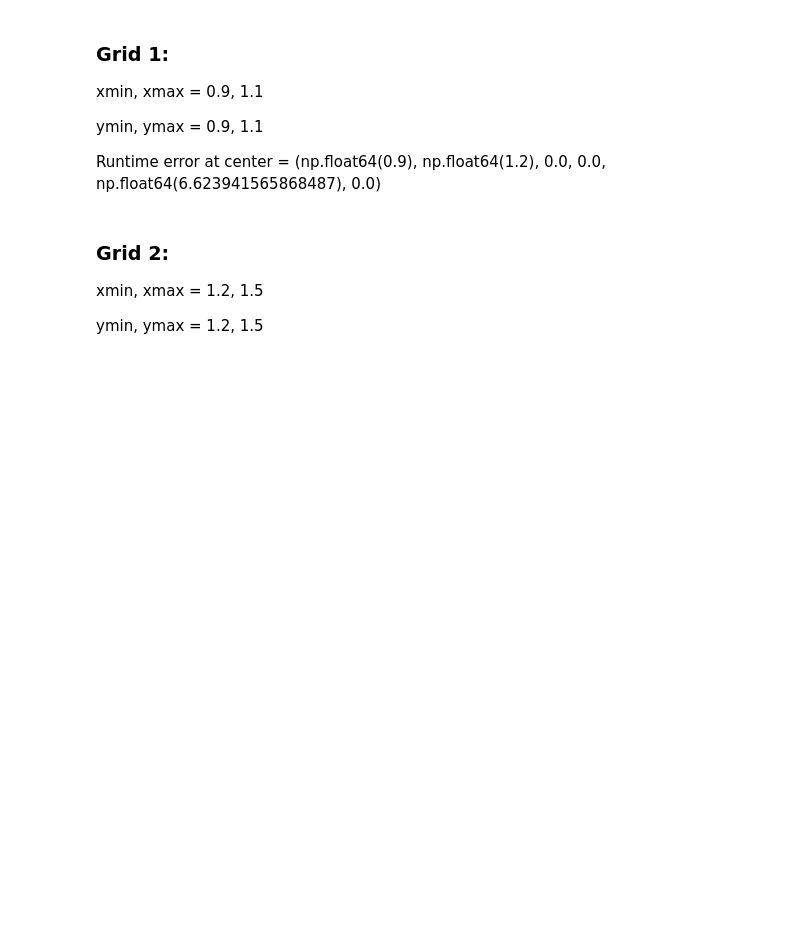
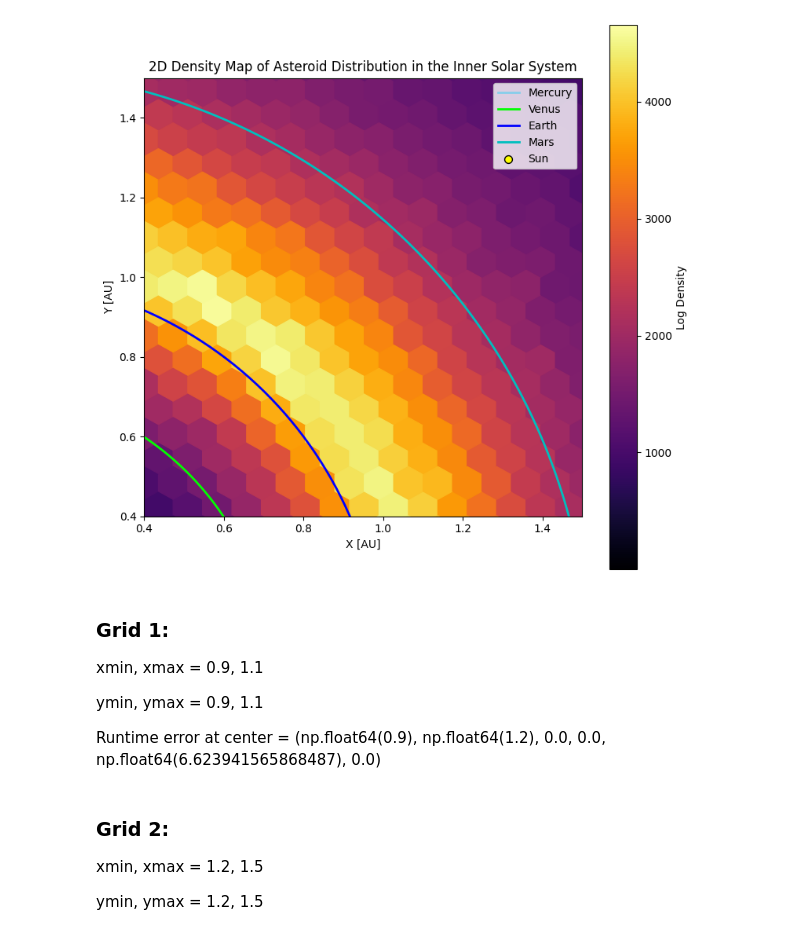
Before and after one commit to JuanitaAgudelo/TesisRepo, a Jupyter notebook: density_space_mapping/z_grid_mapping.ipynb, the cells around one changed output. Drawn from its saved outputs; the diff is of its cells as text; code cells hidden in the pictures; blank space fills up the shorter version.

```diff
--- a/density_space_mapping/z_grid_mapping.ipynb
+++ b/density_space_mapping/z_grid_mapping.ipynb
@@ -123,3 +124,64 @@ plt.show()
+# %%
+import numpy as np
+import matplotlib.pyplot as plt
+
+x = state_vectors[:,0]
+y = state_vectors[:,1]
+
+# ============================
+# ORBITAS PLANETARIAS (AU)
+# ============================
+orb_mercury = 0.39
+orb_venus   = 0.72
+orb_earth   = 1.00
+orb_mars    = 1.52
+
+orbits = [orb_mercury, orb_venus, orb_earth, orb_mars]
+colors = ['skyblue', 'lime', 'blue', 'c']
+orbit_labels = ["Mercury", "Venus", "Earth", "Mars"]
+
+# ============================
+# FIGURA
+# ============================
+fig, ax = plt.subplots(figsize=(9,9))
+
+# Heatmap 2D con hexbin (muy eficiente)
+hb = ax.hexbin(
+    x, y,
+    gridsize=850,
+    cmap='inferno',    # escala log para ver densidades bajas y altas
+    mincnt=1
+)
+
+plt.colorbar(hb, label="Log Density")
+
+# ============================
+# Dibujar órbitas planetarias
+# ============================
+theta = np.linspace(0, 2*np.pi, 500)
+for r, label, color in zip(orbits, orbit_labels, colors):
+    ax.plot(r*np.cos(theta), r*np.sin(theta), lw=2, label=label, color=color)
+
+# ============================
+# Sol en el centro
+# ============================
+ax.scatter(0, 0, color='yellow', s=50, edgecolor='black', label='Sun', zorder=10)
+
+# ============================
+# Estética
+# ============================
+ax.set_aspect('equal', 'box')
+ax.set_xlabel("X [AU]")
+ax.set_ylabel("Y [AU]")
+ax.set_title("2D Density Map of Asteroid Distribution in the Inner Solar System")
+
+ax.set_xlim(0.4, 1.5)
+ax.set_ylim(0.4, 1.5)
+
+plt.legend()
+plt.show()
+# %% [output]
+[figure, added]
 # %%
 #max elements
 max_elements = (1.3, 1.0, np.pi)
```
Also changed, not shown: parts of 4 cells of this notebook, 2 other files.
